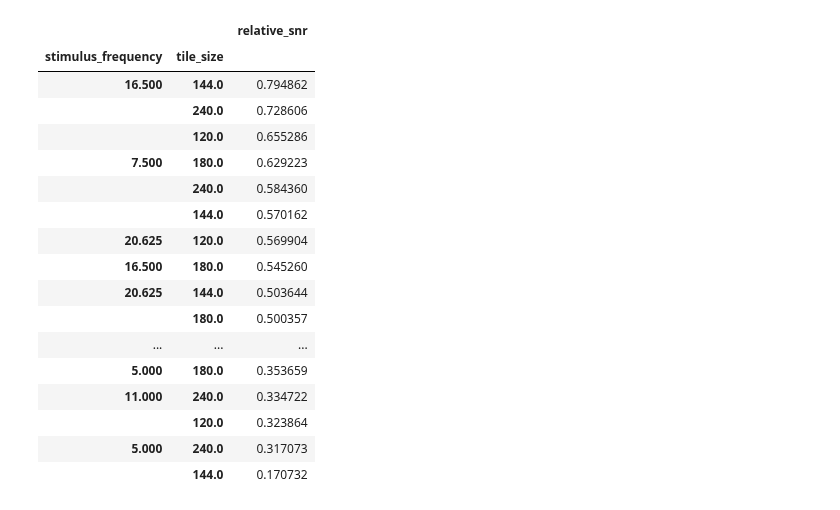
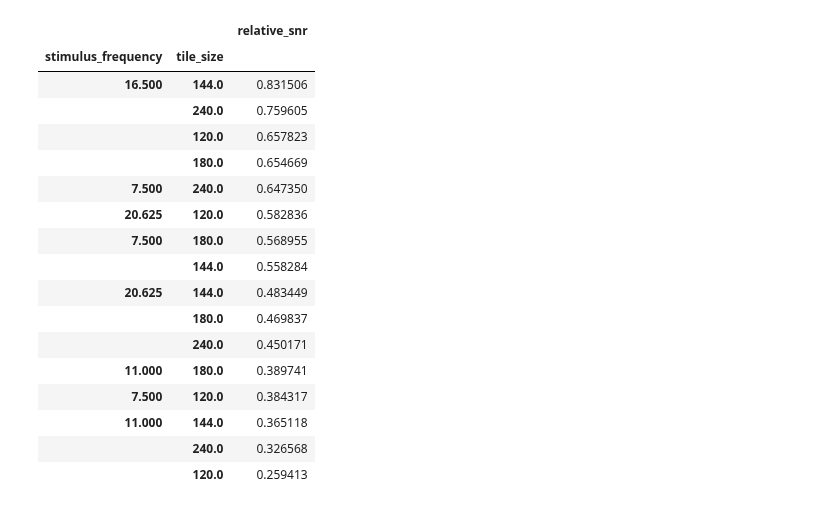
Before and after one commit to TimBerti/ssvep-cvd, a Jupyter notebook: notebooks/tile_size_and_frequency.ipynb, the cells around one changed output. Cells and saved outputs as stored; diff of their text form; code cells hidden in the pictures.

```diff
--- a/notebooks/tile_size_and_frequency.ipynb
+++ b/notebooks/tile_size_and_frequency.ipynb
@@ -74,25 +76,26 @@ df = process_directory_list(directory_list)
 # df = pd.read_csv('../data/params.csv')
 # %%
 df['relative_snr'] = df.groupby('subject')['cca_snr'].rank(pct=True)
+df = df[df['stimulus_frequency'] != 5]
 parameter_df = pd.DataFrame(df.groupby(['stimulus_frequency', 'tile_size']).mean('relative_snr')['relative_snr'])
 parameter_df.sort_values('relative_snr', ascending=False, inplace=True)
 parameter_df
 # %% [output]
 |  |  | relative_snr |
 | stimulus_frequency | tile_size |  |
-| 16.500 | 144.0 | 0.794862 |
-|  | 240.0 | 0.728606 |
-|  | 120.0 | 0.655286 |
-| 7.500 | 180.0 | 0.629223 |
-|  | 240.0 | 0.584360 |
-|  | 144.0 | 0.570162 |
-| 20.625 | 120.0 | 0.569904 |
-| 16.500 | 180.0 | 0.545260 |
-| 20.625 | 144.0 | 0.503644 |
-|  | 180.0 | 0.500357 |
-| ... | ... | ... |
-| 5.000 | 180.0 | 0.353659 |
-| 11.000 | 240.0 | 0.334722 |
-|  | 120.0 | 0.323864 |
-| 5.000 | 240.0 | 0.317073 |
-|  | 144.0 | 0.170732 |
+| 16.500 | 144.0 | 0.831506 |
+|  | 240.0 | 0.759605 |
+|  | 120.0 | 0.657823 |
+|  | 180.0 | 0.654669 |
+| 7.500 | 240.0 | 0.647350 |
+| 20.625 | 120.0 | 0.582836 |
+| 7.500 | 180.0 | 0.568955 |
+|  | 144.0 | 0.558284 |
+| 20.625 | 144.0 | 0.483449 |
+|  | 180.0 | 0.469837 |
+|  | 240.0 | 0.450171 |
+| 11.000 | 180.0 | 0.389741 |
+| 7.500 | 120.0 | 0.384317 |
+| 11.000 | 144.0 | 0.365118 |
+|  | 240.0 | 0.326568 |
+|  | 120.0 | 0.259413 |
```
Also changed, not shown: parts of 3 cells of this notebook.
